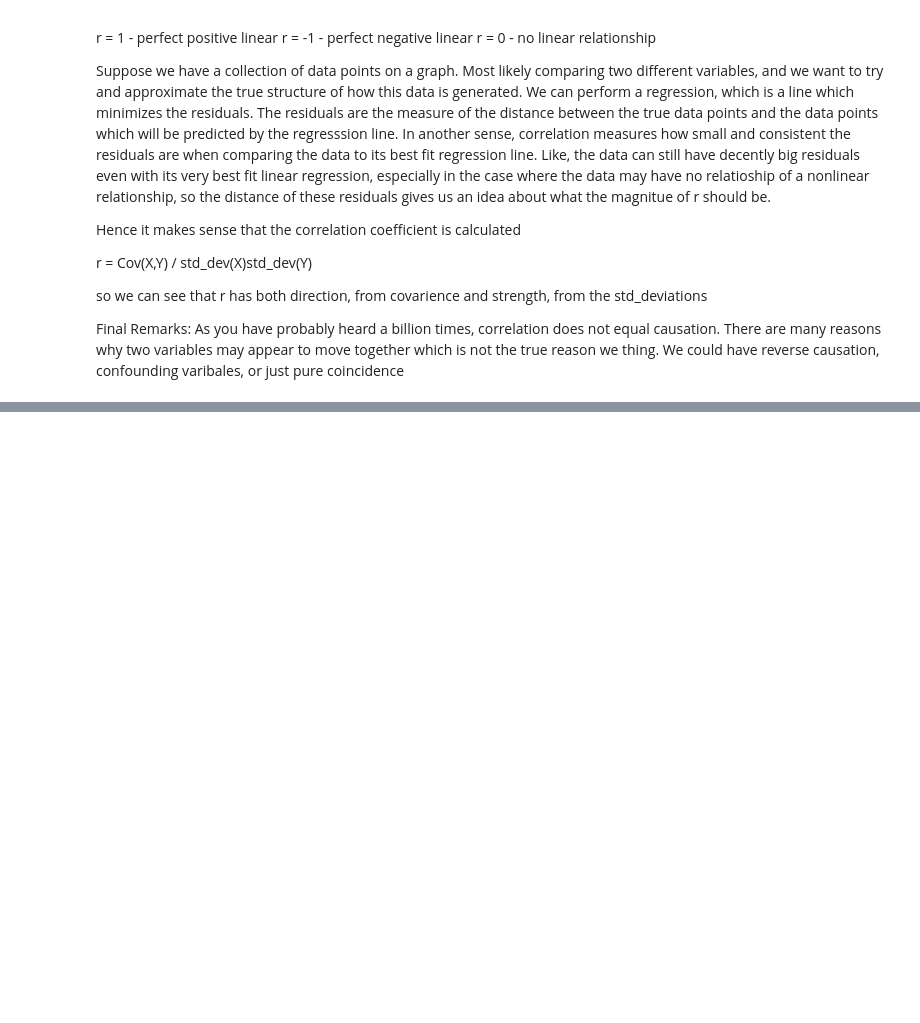
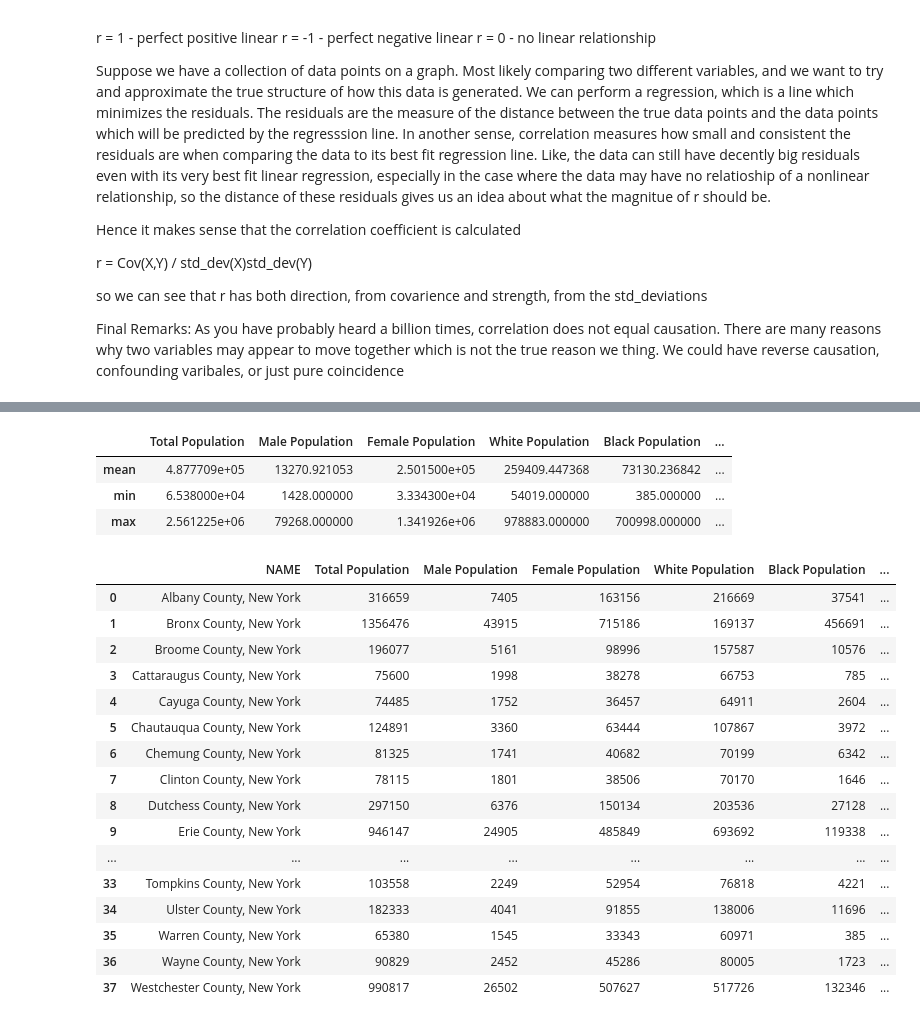
Before and after one commit to stoicelephant/DIDA325, a Jupyter notebook: overview/everything.ipynb, the cells around one changed output, grey strips where cells are left out. Saved outputs shown, nothing was run; the diff lists cells and outputs as text; code cells hidden in the pictures; blank space fills up the shorter version.

```diff
--- a/overview/everything.ipynb
+++ b/overview/everything.ipynb
@@ -231,0 +286,37 @@ As you have probably heard a billion times, correlation does not equal causation
+# %%
+ny_pop.apply(['mean','min','max'])
+# %% [output]
+|  | Total Population | Male Population | Female Population | White Population | Black Population | ... |
+| mean | 4.877709e+05 | 13270.921053 | 2.501500e+05 | 259409.447368 | 73130.236842 | ... |
+| min | 6.538000e+04 | 1428.000000 | 3.334300e+04 | 54019.000000 | 385.000000 | ... |
+| max | 2.561225e+06 | 79268.000000 | 1.341926e+06 | 978883.000000 | 700998.000000 | ... |
+# %%
+def highlight_max(s):
+    is_max = s == s.max() #creating a variable is_max which is
+    return ["background-color: yellow; color:black" if v else "" for v in is_max]
+ny_data.style.apply(highlight_max)
+
+#so we created a fucntion called  highlight_max
+#it takes an argument s
+# so v is a column vector in the dataframe
+# so when we apply the highlight_max
+# dont fully understand
+# basically s is the series
+# %% [output]
+|  | NAME | Total Population | Male Population | Female Population | White Population | Black Population | ... |
+| 0 | Albany County, New York | 316659 | 7405 | 163156 | 216669 | 37541 | ... |
+| 1 | Bronx County, New York | 1356476 | 43915 | 715186 | 169137 | 456691 | ... |
+| 2 | Broome County, New York | 196077 | 5161 | 98996 | 157587 | 10576 | ... |
+| 3 | Cattaraugus County, New York | 75600 | 1998 | 38278 | 66753 | 785 | ... |
+| 4 | Cayuga County, New York | 74485 | 1752 | 36457 | 64911 | 2604 | ... |
+| 5 | Chautauqua County, New York | 124891 | 3360 | 63444 | 107867 | 3972 | ... |
+| 6 | Chemung County, New York | 81325 | 1741 | 40682 | 70199 | 6342 | ... |
+| 7 | Clinton County, New York | 78115 | 1801 | 38506 | 70170 | 1646 | ... |
+| 8 | Dutchess County, New York | 297150 | 6376 | 150134 | 203536 | 27128 | ... |
+| 9 | Erie County, New York | 946147 | 24905 | 485849 | 693692 | 119338 | ... |
+| ... | ... | ... | ... | ... | ... | ... | ... |
+| 33 | Tompkins County, New York | 103558 | 2249 | 52954 | 76818 | 4221 | ... |
+| 34 | Ulster County, New York | 182333 | 4041 | 91855 | 138006 | 11696 | ... |
+| 35 | Warren County, New York | 65380 | 1545 | 33343 | 60971 | 385 | ... |
+| 36 | Wayne County, New York | 90829 | 2452 | 45286 | 80005 | 1723 | ... |
+| 37 | Westchester County, New York | 990817 | 26502 | 507627 | 517726 | 132346 | ... |
```
Also changed, not shown: parts of 9 cells of this notebook.
